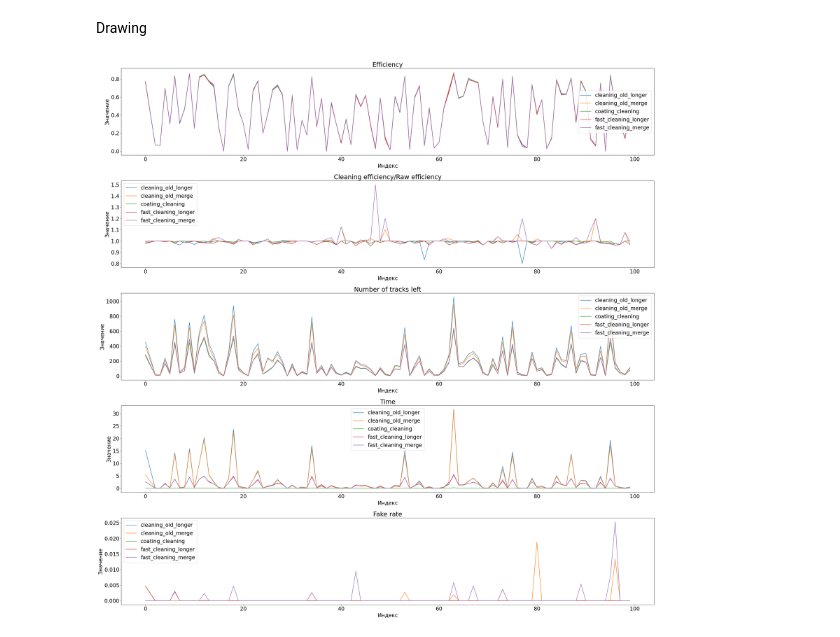
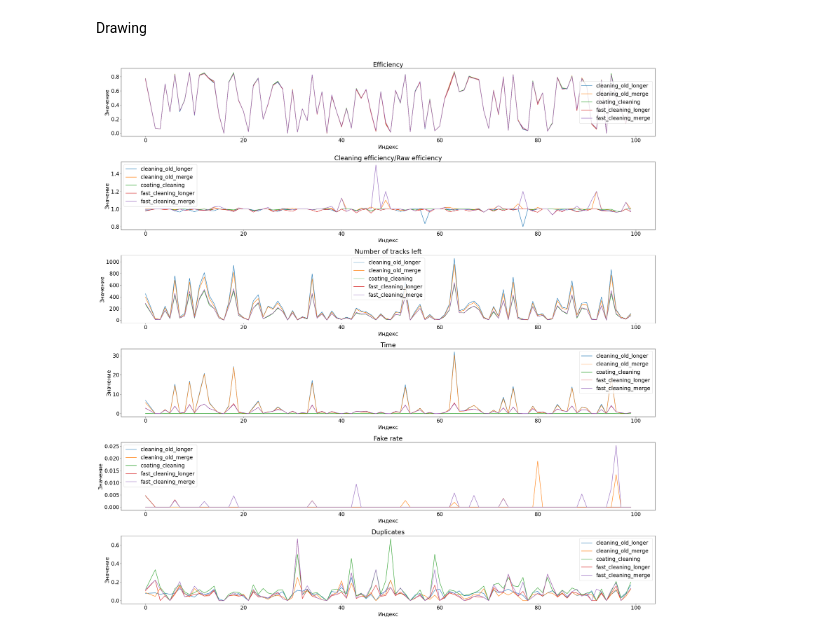
Before and after one commit to lunivilen/dubna, a Jupyter notebook: analyse.ipynb, the cells around one changed output. Drawn from its saved outputs; the diff is of its cells as text; code cells hidden in the pictures.

Commit message:
Added duplicate in analyse and fixed bug with zero efficiency case in duplicate_rate

```diff
--- a/analyse.ipynb
+++ b/analyse.ipynb
@@ -26,7 +26,12 @@ cleaning_func_list = [cleaning_old_longer,
                       fast_cleaning_longer,
                       fast_cleaning_merge,
                       coating_cleaning]
-plot_title = ["Efficiency", "Cleaning efficiency/Raw efficiency", "Number of tracks left", "Time", "Fake rate"]
+plot_title = ["Efficiency",
+              "Cleaning efficiency/Raw efficiency",
+              "Number of tracks left",
+              "Time",
+              "Fake rate",
+              "Duplicates"]
 # %% [markdown]
 Create data objects for store information
 # %%
@@ -35,9 +40,12 @@ df_efficiency = pd.DataFrame(columns=cleaning_type_list.append("raw"))
 df_time = pd.DataFrame(columns=cleaning_type_list)
 df_fake_rate = pd.DataFrame(columns=cleaning_type_list)
 df_tracks_number = pd.DataFrame(columns=cleaning_type_list)
+df_duplicate = pd.DataFrame(columns=cleaning_type_list)
 # %% [markdown]
 Collect statistics of all types of cleaning
 # %%
+from validation import get_duplication_rate
+
 for event_number, event in enumerate(event_list):
     hit_file = event[0]
     track_file = event[1]
@@ -58,4 +66,5 @@ for event_number, event in enumerate(event_list):
         df_efficiency.at[event_number, cleaning_type] = get_efficiency(cleaned_tracks, hits, min_length=9)
         df_fake_rate.at[event_number, cleaning_type] = get_fake_rate(cleaned_tracks, hits)
         df_tracks_number.at[event_number, cleaning_type] = len(cleaned_tracks)
+        df_duplicate.at[event_number, cleaning_type] = get_duplication_rate(cleaned_tracks, hits)
 # %% [output]
@@ -85,17 +94,22 @@ df_normalized_efficiency = df_normalized_efficiency.div(df_normalized_efficiency
 Drawing
 # %%
 matplotlib.rcParams.update({'font.size': 20})
-fig, axs = plt.subplots(5, 1, figsize=(30, 30))
+fig, axs = plt.subplots(6, 1, figsize=(30, 30))
 
-for i, df in enumerate([df_efficiency, df_normalized_efficiency, df_tracks_number, df_time, df_fake_rate]):
+for i, df in enumerate([df_efficiency,
+                        df_normalized_efficiency,
+                        df_tracks_number,
+                        df_time,
+                        df_fake_rate,
+                        df_duplicate]):
     for column in df.columns.difference(["raw"]):
         axs[i].plot(df.index, df[column], label=column)
     axs[i].set_xlabel("Индекс")
     axs[i].set_ylabel("Значение")
     axs[i].set_title(plot_title[i])
     axs[i].legend()
 
 plt.tight_layout()
 plt.show()
 # %% [output]
-[figure, old version]
+[figure, new version]
```
Also changed, not shown: parts of 1 cell of this notebook, 1 other file.
